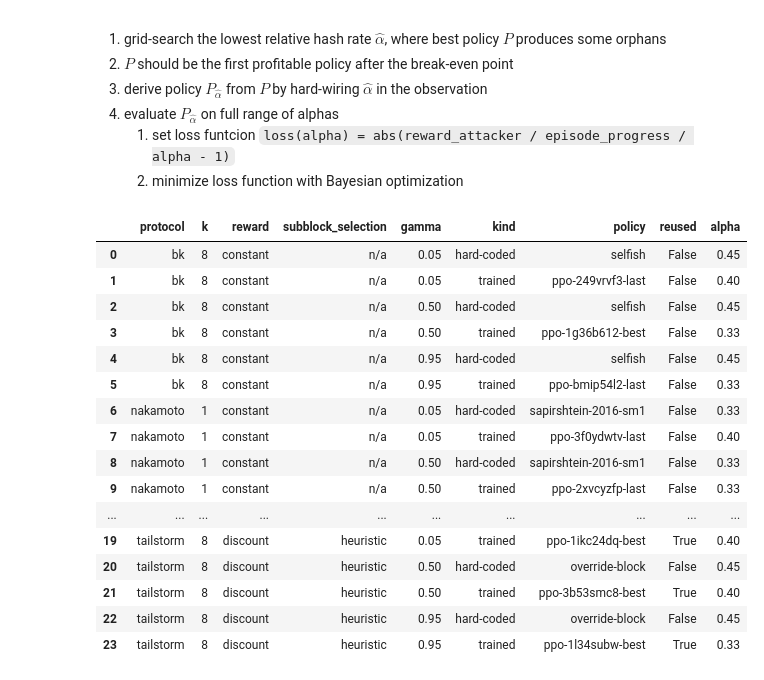
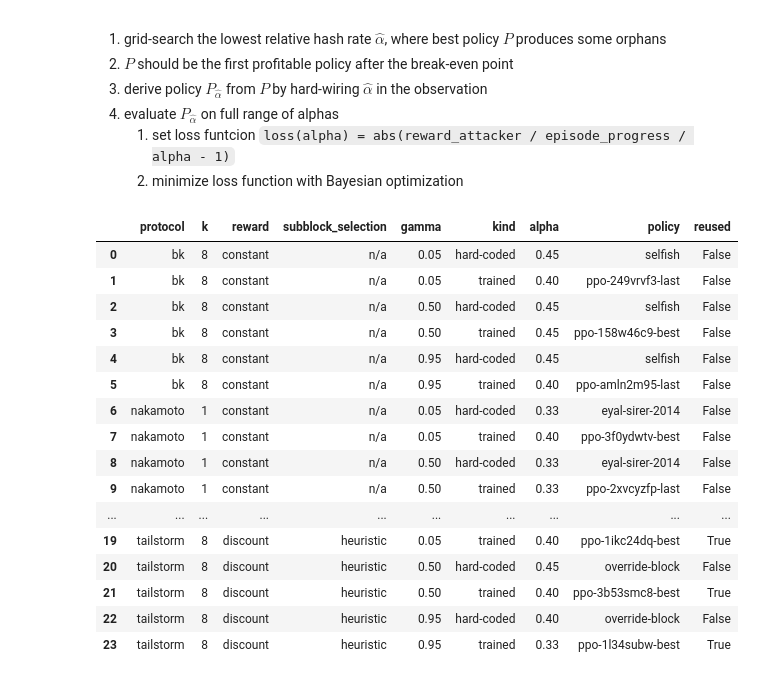
Before and after one commit to pkel/cpr, a Jupyter notebook: experiments/rl-eval/compare-models-and-find-breakeven.ipynb, the cells around one changed output. Drawn from its saved outputs; the diff is of its cells as text; code cells hidden in the pictures.

```diff
--- a/experiments/rl-eval/compare-models-and-find-breakeven.ipynb
+++ b/experiments/rl-eval/compare-models-and-find-breakeven.ipynb
@@ -343,0 +419,24 @@ rl_vs_hard_coded(lambda d: d.episode_chain_time / d.episode_progress, "orphans")
+# %%
+grouping = ["protocol", "k", "reward", "subblock_selection", "alpha", "gamma", "policy"]
+d = opt_episodes.copy()
+d["orphans"] = d.episode_n_activations / d.episode_progress
+d["proto"] = d.protocol + "-" + d.k.map(str) + "-" + d.reward
+d["payoff"] = d.episode_reward_attacker / d.episode_progress / d.alpha
+dd = d.groupby(grouping).agg(
+    mean_orphans=("orphans", "mean"),
+    mean_payoff=("payoff", "mean"),
+    std_payoff=("payoff", "std"),
+)
+d = d.set_index(grouping + ["episode"]).join(dd).reset_index()
+d["is_honest"] = d.mean_orphans <= 1.15
+sns.relplot(
+    data=d,
+    x="orphans",
+    y="payoff",
+    hue="policy",
+    style="is_honest",
+    row="gamma",
+    col="proto",
+)
+honest_or_attack_episodes = d  # for later use
+list(d.columns)
@@ -352,35 +470,30 @@ Per protocol and gamma, we proceed as follows:
     1. set loss funtcion `loss(alpha) = abs(reward_attacker / episode_progress / alpha - 1)`
     2. minimize loss function with Bayesian optimization
 # %%
-scenario = ["protocol", "k", "reward", "subblock_selection", "gamma", "kind"]
-policy = ["policy", "reused", "path"]
-d = opt_episodes
-d = d.assign(orphan_rate=d.episode_chain_time / d.episode_progress)
-d = d.query("orphan_rate > 1.1")
-be_means = d.groupby(scenario + policy + ["alpha"], as_index=False).alpha.mean()
-# display(be_means.policy.drop_duplicates().reset_index(drop=True))
-
-be_policies = be_means.loc[be_means.groupby(scenario).alpha.idxmin()].reset_index(
-    drop=True
-)
+grouping = ["protocol", "k", "reward", "subblock_selection", "gamma", "kind"]
+select = ["policy", "reused", "path"]
+d = honest_or_attack_episodes.query("is_honest == False")
+d = d[grouping + ["alpha"] + select].drop_duplicates().reset_index(drop=True)
+d = d.loc[d.groupby(grouping).alpha.idxmin()].reset_index(drop=True)
+be_policies = d
 display(be_policies.drop(columns="path"))
 # %% [output]
-|  | protocol | k | reward | subblock_selection | gamma | kind | policy | reused | alpha |
-| 0 | bk | 8 | constant | n/a | 0.05 | hard-coded | selfish | False | 0.45 |
-| 1 | bk | 8 | constant | n/a | 0.05 | trained | ppo-249vrvf3-last | False | 0.40 |
-| 2 | bk | 8 | constant | n/a | 0.50 | hard-coded | selfish | False | 0.45 |
-| 3 | bk | 8 | constant | n/a | 0.50 | trained | ppo-1g36b612-best | False | 0.33 |
-| 4 | bk | 8 | constant | n/a | 0.95 | hard-coded | selfish | False | 0.45 |
-| 5 | bk | 8 | constant | n/a | 0.95 | trained | ppo-bmip54l2-last | False | 0.33 |
-| 6 | nakamoto | 1 | constant | n/a | 0.05 | hard-coded | sapirshtein-2016-sm1 | False | 0.33 |
-| 7 | nakamoto | 1 | constant | n/a | 0.05 | trained | ppo-3f0ydwtv-last | False | 0.40 |
-| 8 | nakamoto | 1 | constant | n/a | 0.50 | hard-coded | sapirshtein-2016-sm1 | False | 0.33 |
-| 9 | nakamoto | 1 | constant | n/a | 0.50 | trained | ppo-2xvcyzfp-last | False | 0.33 |
+|  | protocol | k | reward | subblock_selection | gamma | kind | alpha | policy | reused |
+| 0 | bk | 8 | constant | n/a | 0.05 | hard-coded | 0.45 | selfish | False |
+| 1 | bk | 8 | constant | n/a | 0.05 | trained | 0.40 | ppo-249vrvf3-last | False |
+| 2 | bk | 8 | constant | n/a | 0.50 | hard-coded | 0.45 | selfish | False |
+| 3 | bk | 8 | constant | n/a | 0.50 | trained | 0.45 | ppo-158w46c9-best | False |
+| 4 | bk | 8 | constant | n/a | 0.95 | hard-coded | 0.45 | selfish | False |
+| 5 | bk | 8 | constant | n/a | 0.95 | trained | 0.40 | ppo-amln2m95-last | False |
+| 6 | nakamoto | 1 | constant | n/a | 0.05 | hard-coded | 0.33 | eyal-sirer-2014 | False |
+| 7 | nakamoto | 1 | constant | n/a | 0.05 | trained | 0.40 | ppo-3f0ydwtv-best | False |
+| 8 | nakamoto | 1 | constant | n/a | 0.50 | hard-coded | 0.33 | eyal-sirer-2014 | False |
+| 9 | nakamoto | 1 | constant | n/a | 0.50 | trained | 0.33 | ppo-2xvcyzfp-last | False |
 | ... | ... | ... | ... | ... | ... | ... | ... | ... | ... |
-| 19 | tailstorm | 8 | discount | heuristic | 0.05 | trained | ppo-1ikc24dq-best | True | 0.40 |
-| 20 | tailstorm | 8 | discount | heuristic | 0.50 | hard-coded | override-block | False | 0.45 |
-| 21 | tailstorm | 8 | discount | heuristic | 0.50 | trained | ppo-3b53smc8-best | True | 0.40 |
-| 22 | tailstorm | 8 | discount | heuristic | 0.95 | hard-coded | override-block | False | 0.45 |
-| 23 | tailstorm | 8 | discount | heuristic | 0.95 | trained | ppo-1l34subw-best | True | 0.33 |
+| 19 | tailstorm | 8 | discount | heuristic | 0.05 | trained | 0.40 | ppo-1ikc24dq-best | True |
+| 20 | tailstorm | 8 | discount | heuristic | 0.50 | hard-coded | 0.45 | override-block | False |
+| 21 | tailstorm | 8 | discount | heuristic | 0.50 | trained | 0.40 | ppo-3b53smc8-best | True |
+| 22 | tailstorm | 8 | discount | heuristic | 0.95 | hard-coded | 0.40 | override-block | False |
+| 23 | tailstorm | 8 | discount | heuristic | 0.95 | trained | 0.33 | ppo-1l34subw-best | True |
 # %%
 import io
```
Also changed, not shown: parts of 14 cells of this notebook.
